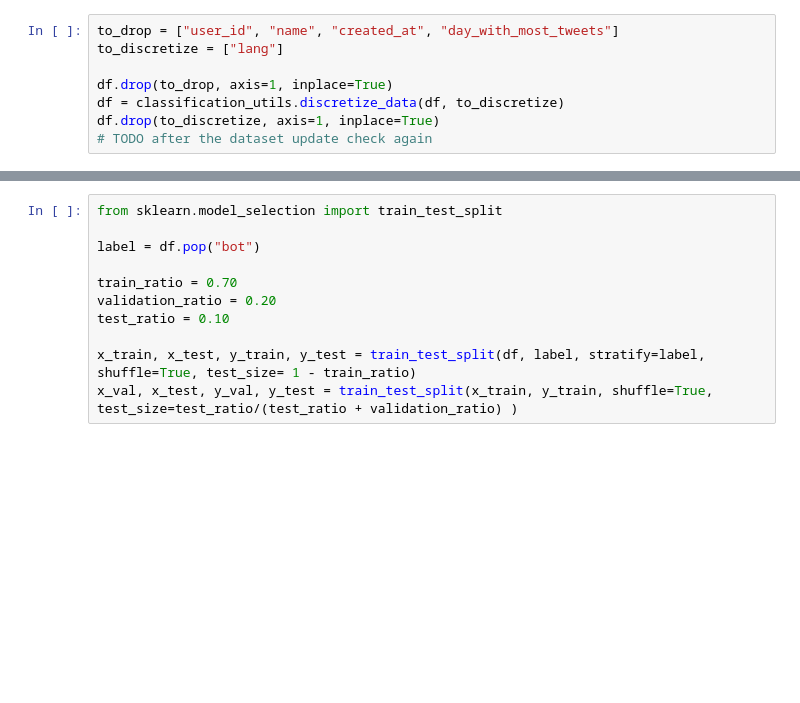
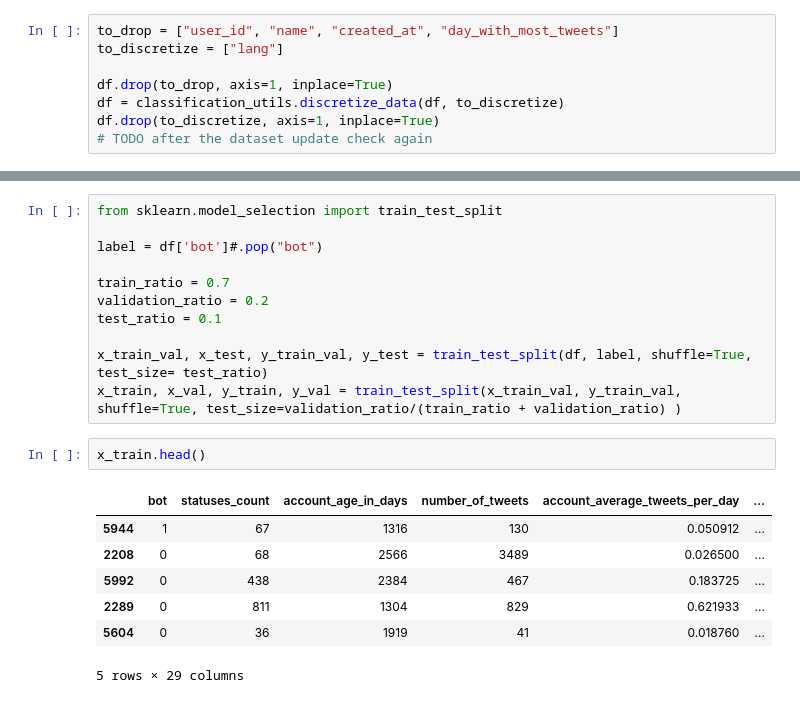
Before and after one commit to The-seven-dwarfs/DataMining-Group7, a Jupyter notebook: 3.x-Neural_network_classification.ipynb, the cells around one changed output, grey strips where cells are left out. Cells and saved outputs as stored; diff of their text form; blank space fills up the shorter version.

```diff
--- a/3.x-Neural_network_classification.ipynb
+++ b/3.x-Neural_network_classification.ipynb
@@ -47,12 +39,22 @@ df.head()
 # %%
 from sklearn.model_selection import train_test_split
 
-label = df.pop("bot")
+label = df['bot']#.pop("bot")
 
-train_ratio = 0.70
-validation_ratio = 0.20
-test_ratio = 0.10
+train_ratio = 0.7
+validation_ratio = 0.2
+test_ratio = 0.1
 
-x_train, x_test, y_train, y_test = train_test_split(df, label, stratify=label, shuffle=True, test_size= 1 - train_ratio)
-x_val, x_test, y_val, y_test = train_test_split(x_train, y_train, shuffle=True, test_size=test_ratio/(test_ratio + validation_ratio) )
+x_train_val, x_test, y_train_val, y_test = train_test_split(df, label, shuffle=True, test_size= test_ratio)
+x_train, x_val, y_train, y_val = train_test_split(x_train_val, y_train_val, shuffle=True, test_size=validation_ratio/(train_ratio + validation_ratio) )
+# %%
+x_train.head()
+# %% [output]
+|  | bot | statuses_count | account_age_in_days | number_of_tweets | account_average_tweets_per_day | ... |
+| 5944 | 1 | 67 | 1316 | 130 | 0.050912 | ... |
+| 2208 | 0 | 68 | 2566 | 3489 | 0.026500 | ... |
+| 5992 | 0 | 438 | 2384 | 467 | 0.183725 | ... |
+| 2289 | 0 | 811 | 1304 | 829 | 0.621933 | ... |
+| 5604 | 0 | 36 | 1919 | 41 | 0.018760 | ... |
+5 rows × 29 columns
 # %%
```
Also changed, not shown: parts of 12 cells of this notebook, 1 other file.
